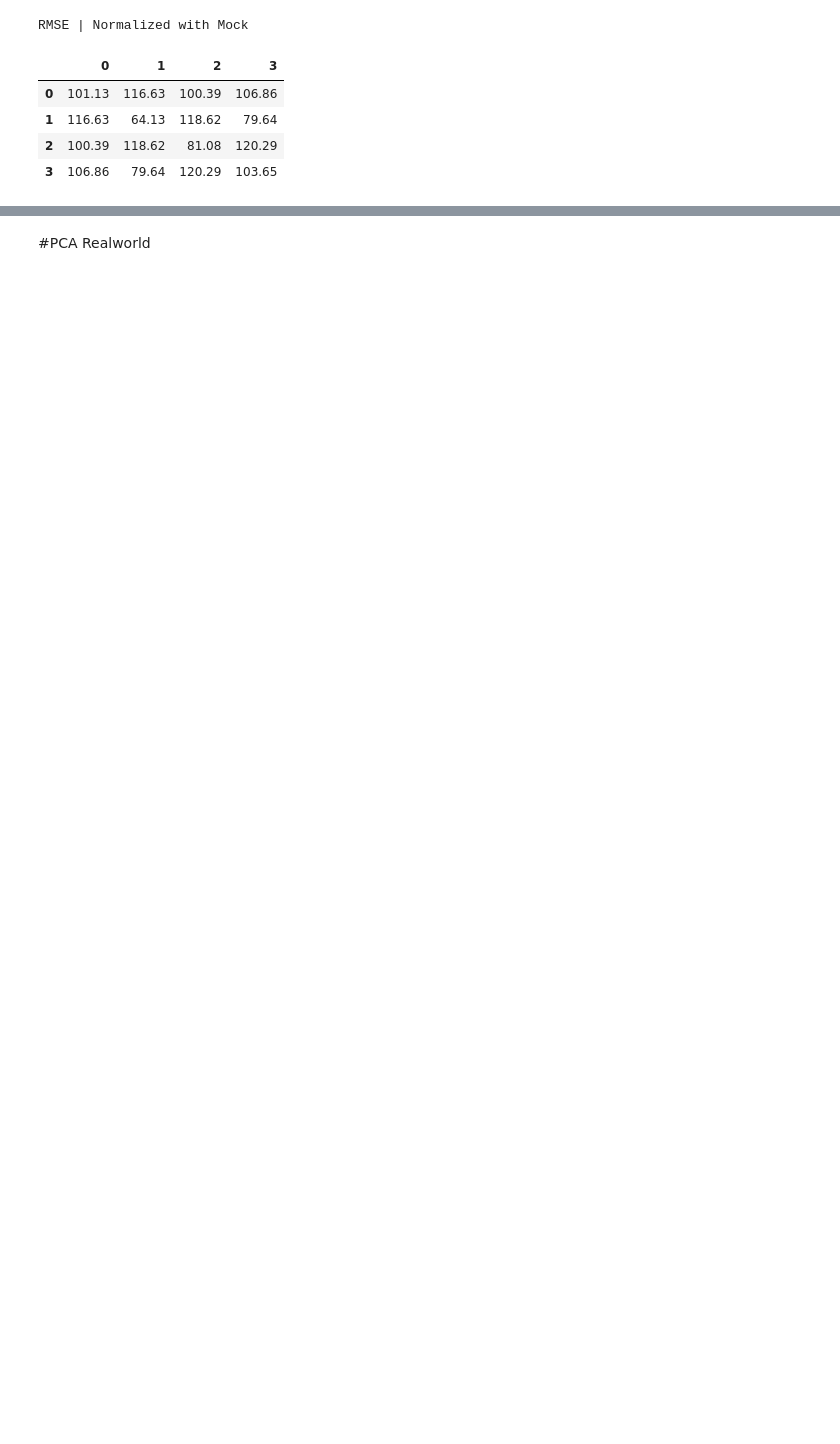
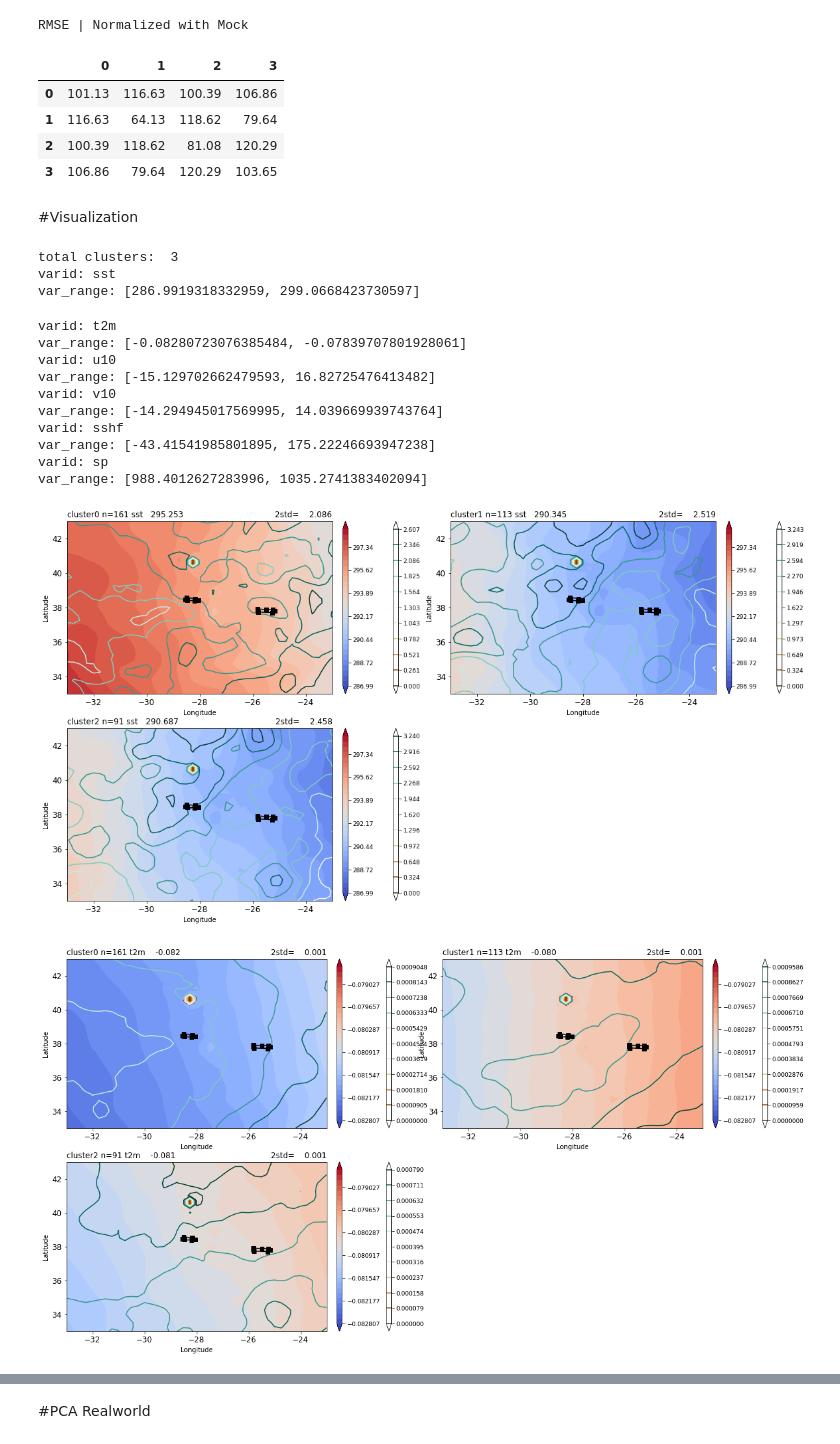
Before and after one commit to big-data-lab-umbc/multivariate-weather-data-clustering, a Jupyter notebook: Benchmark/K-mediods/K_mediods_Clustering_.ipynb, the cells around one changed output, grey strips where cells are left out. Saved outputs shown, nothing was run; the diff lists cells and outputs as text; code cells hidden in the pictures; blank space fills up the shorter version.

```diff
--- a/Benchmark/K-mediods/K_mediods_Clustering_.ipynb
+++ b/Benchmark/K-mediods/K_mediods_Clustering_.ipynb
@@ -336,3 +103,5 @@ RMSE | Normalized with Mock
 | 1 | 116.63 | 64.13 | 118.62 | 79.64 |
 | 2 | 100.39 | 118.62 | 81.08 | 120.29 |
 | 3 | 106.86 | 79.64 | 120.29 | 103.65 |
+# %% [markdown]
+#Visualization
@@ -338,0 +118,22 @@ RMSE | Normalized with Mock
+# %%
+ncpath='/content/drive/MyDrive/Multivariate Data Independent Study/New_ERA5_meteo_sfc_2021_daily.nc'
+cluster_file='KMDIODS.csv'
+coast_file='/content/multivariate-weather-data-clustering-main/MWDC/Visualization/coast.txt'
+# %%
+visualization(ncpath,cluster_file,coast_file)
+# %% [output]
+total clusters:  3
+varid: sst
+var_range: [286.9919318332959, 299.0668423730597]
+varid: t2m
+var_range: [-0.08280723076385484, -0.07839707801928061]
+varid: u10
+var_range: [-15.129702662479593, 16.82725476413482]
+varid: v10
+var_range: [-14.294945017569995, 14.039669939743764]
+varid: sshf
+var_range: [-43.41541985801895, 175.22246693947238]
+varid: sp
+var_range: [988.4012627283996, 1035.2741383402094]
+[figure, added]
+[figure, added]
```
Also changed, not shown: parts of 48 cells of this notebook, 3 other files.
